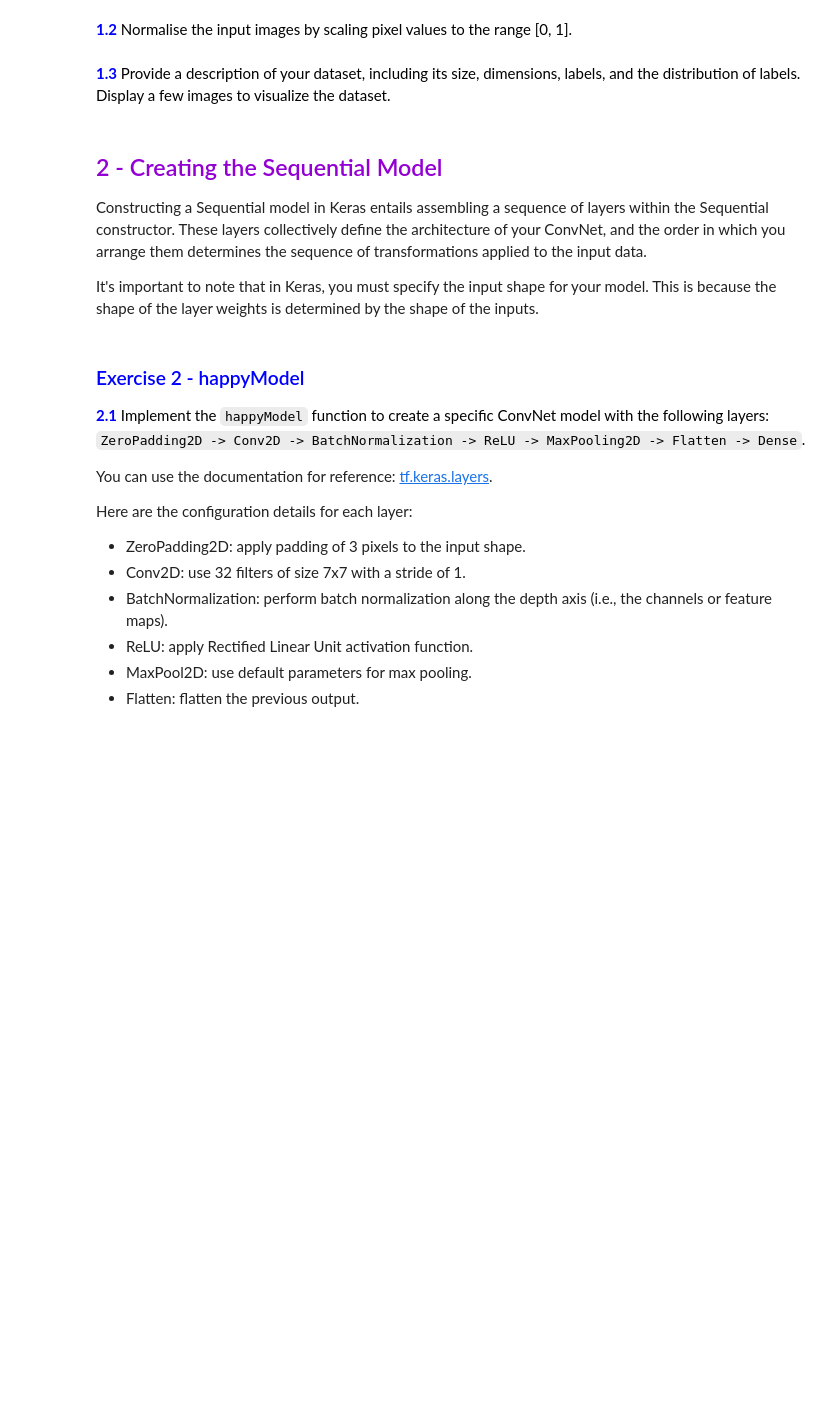
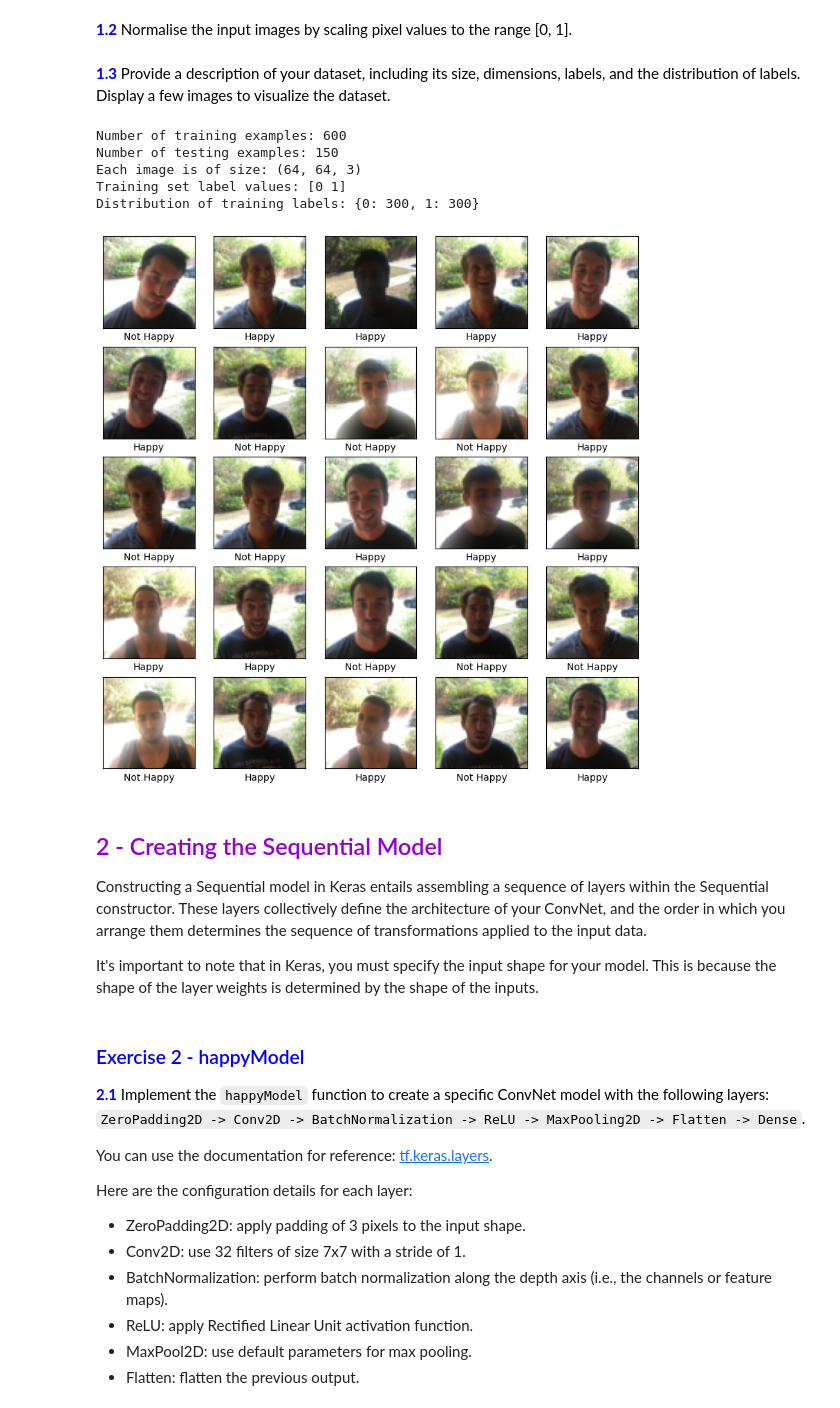
Before and after one commit to GNajeral/DEEP-LEARNING-TP, a Jupyter notebook: TP2/DEL_TP2_Convolutional_Neural Network_vstudent-part1.ipynb, the cells around one changed output. Drawn from its saved outputs; the diff is of its cells as text; code cells hidden in the pictures; blank space fills up the shorter version.

```diff
--- a/TP2/DEL_TP2_Convolutional_Neural Network_vstudent-part1.ipynb
+++ b/TP2/DEL_TP2_Convolutional_Neural Network_vstudent-part1.ipynb
@@ -47,10 +49,3 @@ print(dataset_keys[:])
 ### <font color='blue'> Exercise 1 - load_happy_dataset
 
 <font color='blue'>**1.1** <font color='black'> Implement a function, `load_happy_dataset`, that loads both the training and test datasets from the provided external files: extract the features and labels for both sets and return them as NumPy arrays. Ensure that you reshape the labels to match the expected shape (m, 1), where 'm' is the number of examples.
-# %%
-def load_happy_dataset():
-    train_dataset = h5py.File('data/train_happy.h5', "r")
-    test_dataset = h5py.File('data/test_happy.h5', "r")
-    train_features = train_dataset
-    return
-    #TODO
@@ -63,2 +73,11 @@ IndentationError: expected an indented block (3289724065.py, line 3)
+# %%
+def normalize_images(images):
+    #We will be converting first every image to a float32 type to then divide them by 255
+    #this way we will ensure they are Normalized to be in the range [0, 1]
+    normalized_images = images.astype("float32") / 255.0
+    return normalized_images
+
+normalized_train = normalize_images(train_set_x)
+normalized_test = normalize_images(test_set_x)
 # %% [markdown]
 <font color='blue'>**1.3** <font color='black'> Provide a description of your dataset, including its size, dimensions, labels, and the distribution of labels. Display a few images to visualize the dataset.
@@ -67,3 +84,30 @@ IndentationError: expected an indented block (3289724065.py, line 3)
+# %%
+print("Number of training examples:", normalized_train.shape[0])
+print("Number of testing examples:", normalized_test.shape[0])
+print("Each image is of size:", normalized_train.shape[1:])
+print("Training set label values:", np.unique(train_set_y))
+
+# Assuming binary classification for simplicity
+unique, counts = np.unique(train_set_y, return_counts=True)
+print("Distribution of training labels:", dict(zip(unique, counts)))
+
+# Visualize the first few training images
+plt.figure(figsize=(10,10))
+for i in range(25):  # display first 25 images
+    plt.subplot(5,5,i+1)
+    plt.xticks([])
+    plt.yticks([])
+    plt.grid(False)
+    plt.imshow(train_set_x[i], cmap=plt.cm.binary)
+    plt.xlabel('Happy' if train_set_y[i]==1 else 'Not Happy')
+plt.show()
+# %% [output]
+Number of training examples: 600
+Number of testing examples: 150
+Each image is of size: (64, 64, 3)
+Training set label values: [0 1]
+Distribution of training labels: {0: 300, 1: 300}
+[figure, added]
 # %% [markdown]
 <a name='2'></a>
 ## <font color='darkviolet'> 2 - Creating the Sequential Model
```
Also changed, not shown: parts of 19 cells of this notebook, 3 other files.
